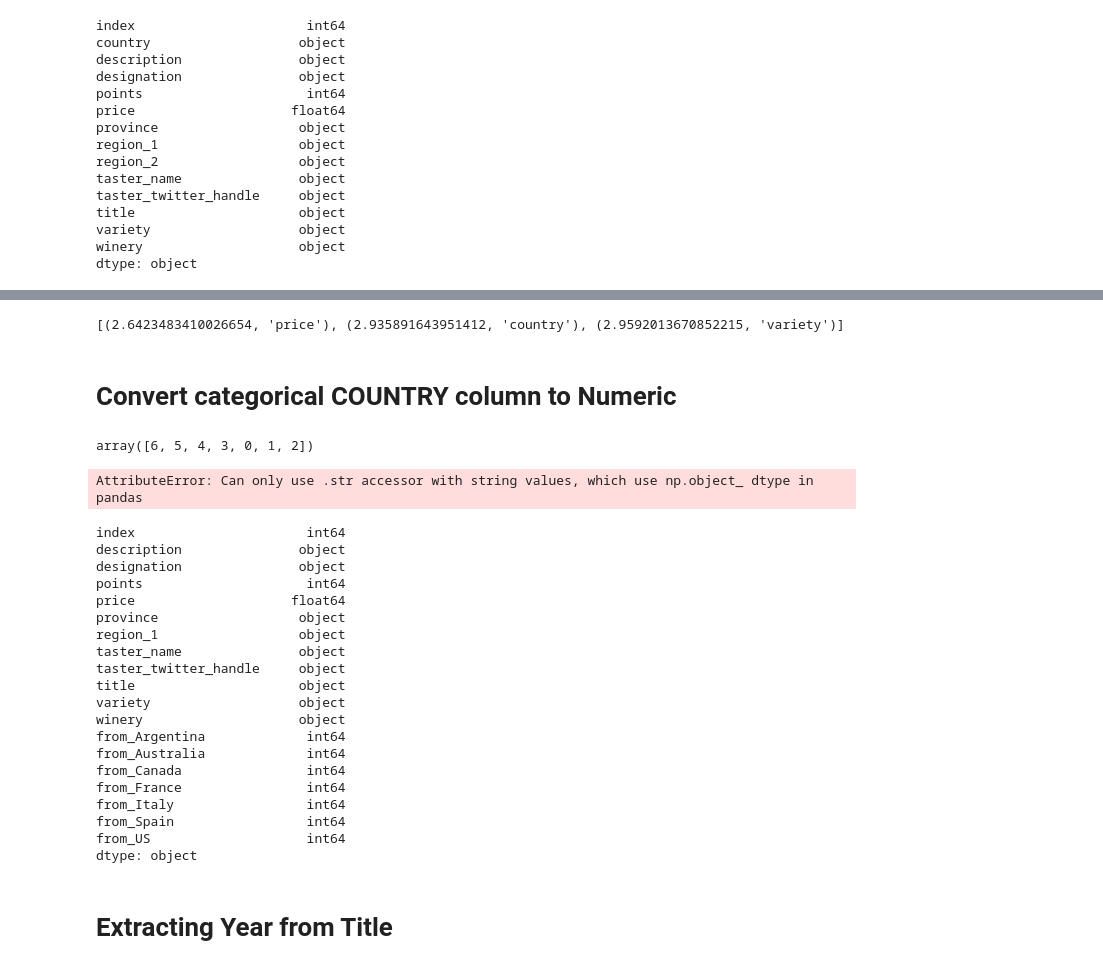
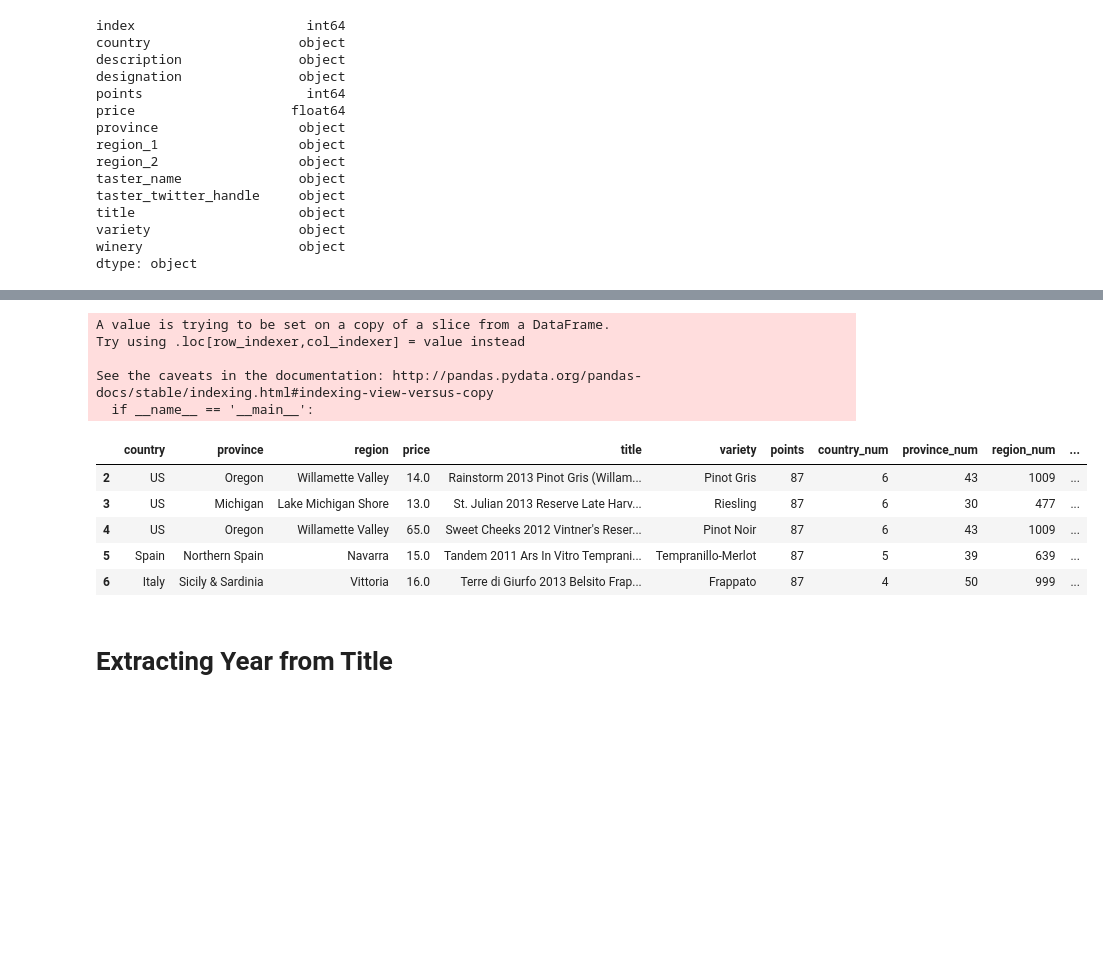
Before and after one commit to RoxanaTapia/WinePredictor, a Jupyter notebook: 4th_outlier_comparison_v1.ipynb, the cells around one changed output, grey strips where cells are left out. Drawn from its saved outputs; the diff is of its cells as text; code cells hidden in the pictures; blank space fills up the shorter version.

```diff
--- a/4th_outlier_comparison_v1.ipynb
+++ b/4th_outlier_comparison_v1.ipynb
@@ -116,56 +92,20 @@ X_train, X_test, y_train, y_test = train_test_split(df_X, df_Y, test_size=0.20)
-# %%
-from sklearn import linear_model
-
-lm = linear_model.LinearRegression()
-scores = []
-
-num_features = len(df_X.columns)
-for i in range(num_features):
-    col = df_X.columns[i]
-    scores_col = cross_val_score(lm, df_X[col].values.reshape(-1,1), df_Y.values.ravel(), cv=10, scoring='neg_mean_squared_error')
-    best_score = np.mean(np.sqrt(-scores_col))
-    scores.append((best_score, col))
-
-print(sorted(scores, reverse = False))
-# %% [output]
-[(2.6423483410026654, 'price'), (2.935891643951412, 'country'), (2.9592013670852215, 'variety')]
-# %% [markdown]
-# Convert categorical COUNTRY column to Numeric
-# %%
-df_wine['country'].unique()
-# %% [output]
-array([6, 5, 4, 3, 0, 1, 2])
-# %%
-df_country = df_wine.country.str.get_dummies() # get the pivot of the country attribte
-df_country.columns = ['from_' + col for col in df_country.columns] # naming the columns
-df_wine = pd.concat([df_wine, df_country], axis=1) # combine main dataframe with country matrix dataframe
-df_wine = df_wine.drop('country', axis=1) # drop the country attribute since different attributes per country value
-df_wine.head(3)
-# %% [output]
-AttributeError: Can only use .str accessor with string values, which use np.object_ dtype in pandas
-# %%
-print(df_wine.dtypes)
-# %% [output]
-index                      int64
-description               object
-designation               object
-points                     int64
-price                    float64
-province                  object
-region_1                  object
-taster_name               object
-taster_twitter_handle     object
-title                     object
-variety                   object
-winery                    object
-from_Argentina             int64
-from_Australia             int64
-from_Canada                int64
-from_France                int64
-from_Italy                 int64
-from_Spain                 int64
-from_US                    int64
-dtype: object
+# %%
+df_dummy = dummyEncode(df_wine[['country','province','region','variety']])
+df_dummy.columns = ['country_num', 'province_num','region_num','variety_num']
+df_wine = pd.concat([df_wine, df_dummy], axis=1)
+df_wine.head(5)
+# %% [output]
+A value is trying to be set on a copy of a slice from a DataFrame.
+Try using .loc[row_indexer,col_indexer] = value instead
+
+See the caveats in the documentation: http://pandas.pydata.org/pandas-docs/stable/indexing.html#indexing-view-versus-copy
+  if __name__ == '__main__':
+|  | country | province | region | price | title | variety | points | country_num | province_num | region_num | ... |
+| 2 | US | Oregon | Willamette Valley | 14.0 | Rainstorm 2013 Pinot Gris (Willam... | Pinot Gris | 87 | 6 | 43 | 1009 | ... |
+| 3 | US | Michigan | Lake Michigan Shore | 13.0 | St. Julian 2013 Reserve Late Harv... | Riesling | 87 | 6 | 30 | 477 | ... |
+| 4 | US | Oregon | Willamette Valley | 65.0 | Sweet Cheeks 2012 Vintner's Reser... | Pinot Noir | 87 | 6 | 43 | 1009 | ... |
+| 5 | Spain | Northern Spain | Navarra | 15.0 | Tandem 2011 Ars In Vitro Temprani... | Tempranillo-Merlot | 87 | 5 | 39 | 639 | ... |
+| 6 | Italy | Sicily & Sardinia | Vittoria | 16.0 | Terre di Giurfo 2013 Belsito Frap... | Frappato | 87 | 4 | 50 | 999 | ... |
 # %% [markdown]
 <h1>Extracting Year from Title</h1>
 # %%
```
Also changed, not shown: parts of 47 cells of this notebook.
